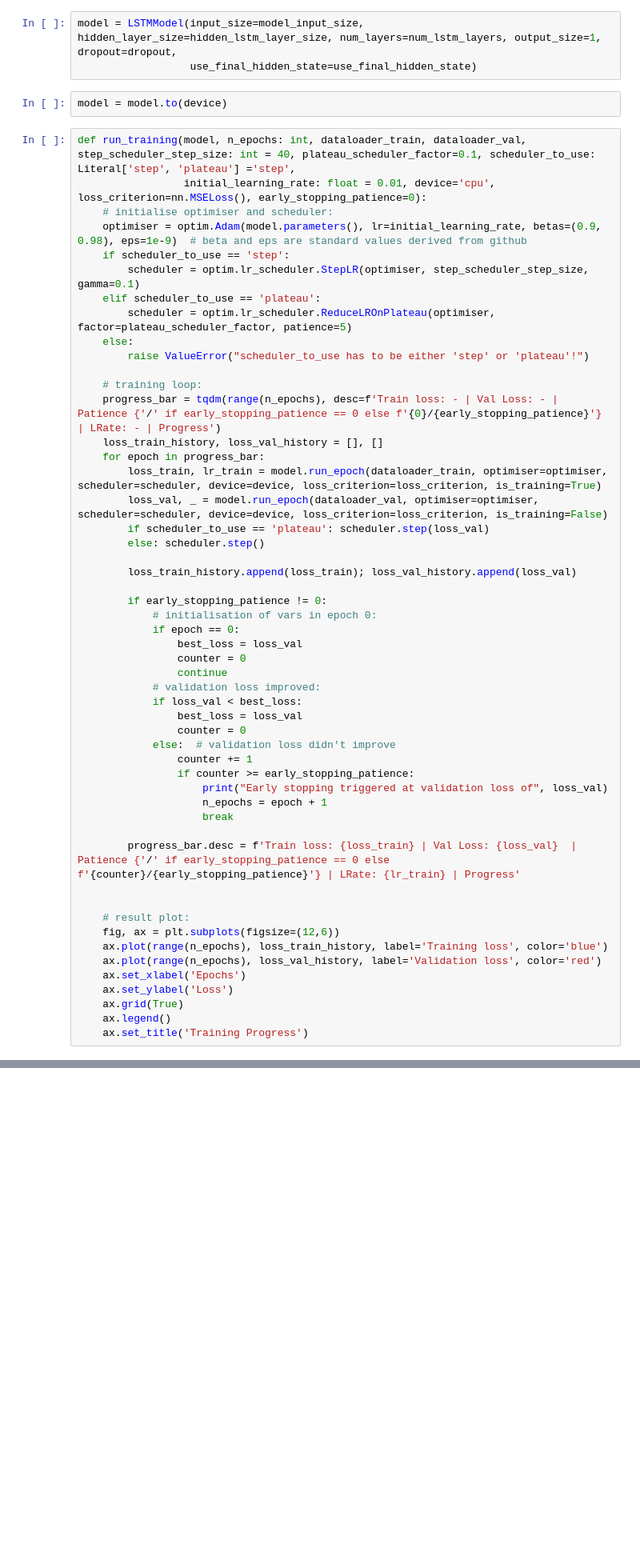
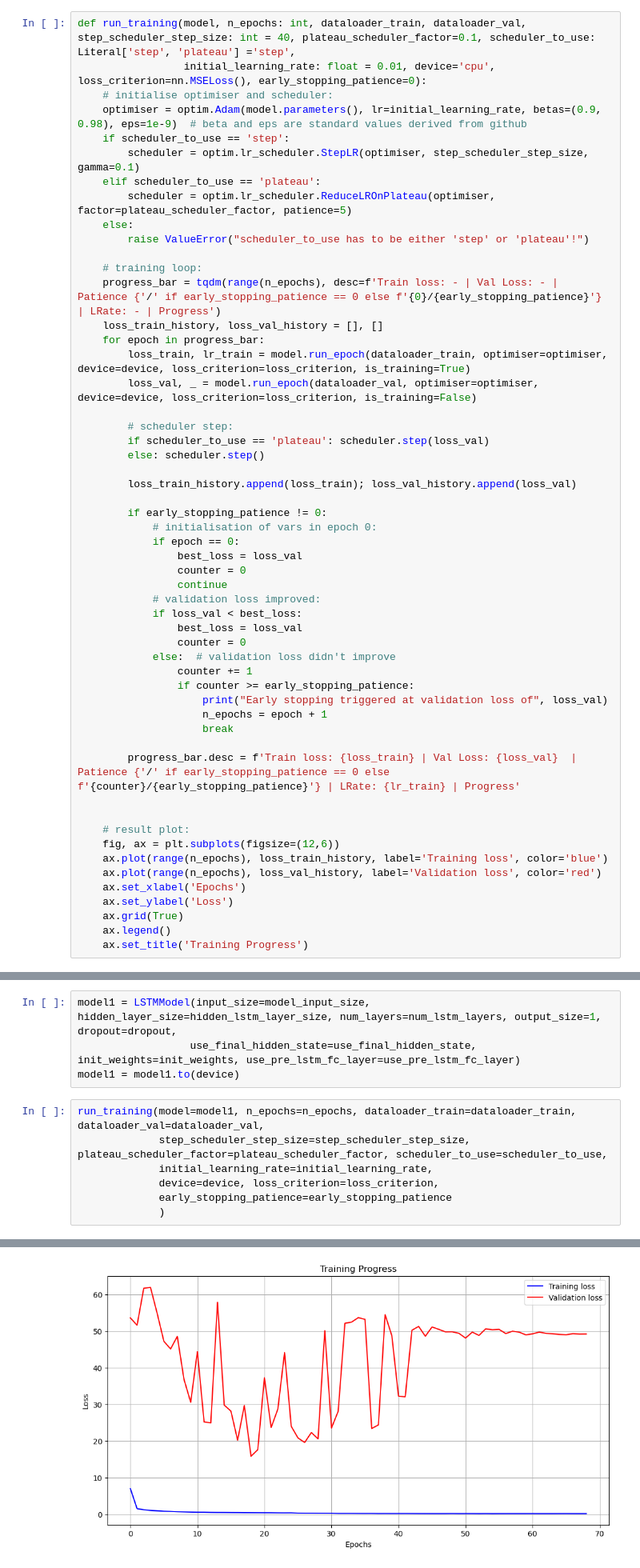
Before and after one commit to paulruesing/hybrid-rl-index-trading, a Jupyter notebook: notebooks/predictor_dev.ipynb, the cells around one changed output, grey strips where cells are left out. Shown at 80% size. Cells and saved outputs as stored; diff of their text form; blank space fills up the shorter version.

```diff
--- a/notebooks/predictor_dev.ipynb
+++ b/notebooks/predictor_dev.ipynb
@@ -363,11 +393,6 @@ else:
     print("Using CPU")
 # %% [output]
 Using CPU
-# %%
-model = LSTMModel(input_size=model_input_size, hidden_layer_size=hidden_lstm_layer_size, num_layers=num_lstm_layers, output_size=1, dropout=dropout,
-                  use_final_hidden_state=use_final_hidden_state)
-# %%
-model = model.to(device)
 # %%
 def run_training(model, n_epochs: int, dataloader_train, dataloader_val, step_scheduler_step_size: int = 40, plateau_scheduler_factor=0.1, scheduler_to_use: Literal['step', 'plateau'] ='step',
                  initial_learning_rate: float = 0.01, device='cpu', loss_criterion=nn.MSELoss(), early_stopping_patience=0):
@@ -384,8 +409,10 @@ def run_training(model, n_epochs: int, dataloader_train, dataloader_val, step_sc
     progress_bar = tqdm(range(n_epochs), desc=f'Train loss: - | Val Loss: - | Patience {'/' if early_stopping_patience == 0 else f'{0}/{early_stopping_patience}'} | LRate: - | Progress')
     loss_train_history, loss_val_history = [], []
     for epoch in progress_bar:
-        loss_train, lr_train = model.run_epoch(dataloader_train, optimiser=optimiser, scheduler=scheduler, device=device, loss_criterion=loss_criterion, is_training=True)
-        loss_val, _ = model.run_epoch(dataloader_val, optimiser=optimiser, scheduler=scheduler, device=device, loss_criterion=loss_criterion, is_training=False)
+        loss_train, lr_train = model.run_epoch(dataloader_train, optimiser=optimiser, device=device, loss_criterion=loss_criterion, is_training=True)
+        loss_val, _ = model.run_epoch(dataloader_val, optimiser=optimiser, device=device, loss_criterion=loss_criterion, is_training=False)
+
+        # scheduler step:
         if scheduler_to_use == 'plateau': scheduler.step(loss_val)
         else: scheduler.step()
 
@@ -454,0 +454,12 @@ ax.legend()
+# %%
+model1 = LSTMModel(input_size=model_input_size, hidden_layer_size=hidden_lstm_layer_size, num_layers=num_lstm_layers, output_size=1, dropout=dropout,
+                  use_final_hidden_state=use_final_hidden_state, init_weights=init_weights, use_pre_lstm_fc_layer=use_pre_lstm_fc_layer)
+model1 = model1.to(device)
+# %%
+run_training(model=model1, n_epochs=n_epochs, dataloader_train=dataloader_train, dataloader_val=dataloader_val,
+             step_scheduler_step_size=step_scheduler_step_size, plateau_scheduler_factor=plateau_scheduler_factor, scheduler_to_use=scheduler_to_use,
+             initial_learning_rate=initial_learning_rate,
+             device=device, loss_criterion=loss_criterion,
+             early_stopping_patience=early_stopping_patience
+             )
+# %% [output]
@@ -454,0 +467 @@ ax.legend()
+[figure, added]
```
Also changed, not shown: parts of 20 cells of this notebook.
